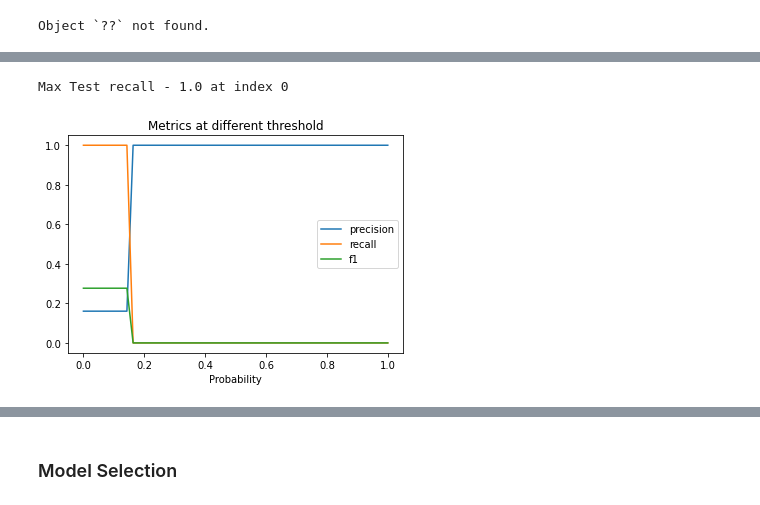
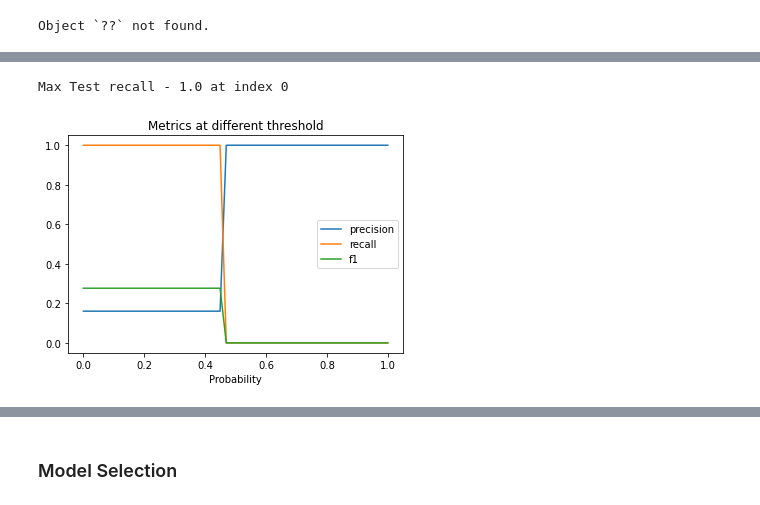
Before and after one commit to shaisid01/Data-Science, a Jupyter notebook: CapstoneProjects/Capstone 2/Notebooks/05_modeling.ipynb, the cells around one changed output, grey strips where cells are left out. Drawn from its saved outputs; the diff is of its cells as text; code cells hidden in the pictures.

```diff
--- a/CapstoneProjects/Capstone 2/Notebooks/05_modeling.ipynb
+++ b/CapstoneProjects/Capstone 2/Notebooks/05_modeling.ipynb
@@ -339,8 +334,8 @@ Max Train recall - 1.0 at index 0
 # %%
 #test data
-_,r,_ = threshhold_and_plot(y_test,test_pred[:,1],plot=True)
+_,r,_ = threshhold_and_plot(y_test,null_mod_test_preds[:,1],plot=True)
 max_recall_test_idx, max_recall_test_val = max_thresh(r)
 print("Max Test recall - {} at index {}".format(max_recall_test_val,max_recall_test_idx))
 # %% [output]
 Max Test recall - 1.0 at index 0
-[figure, old version]
+[figure, new version]
```
Also changed, not shown: parts of 37 cells of this notebook.
